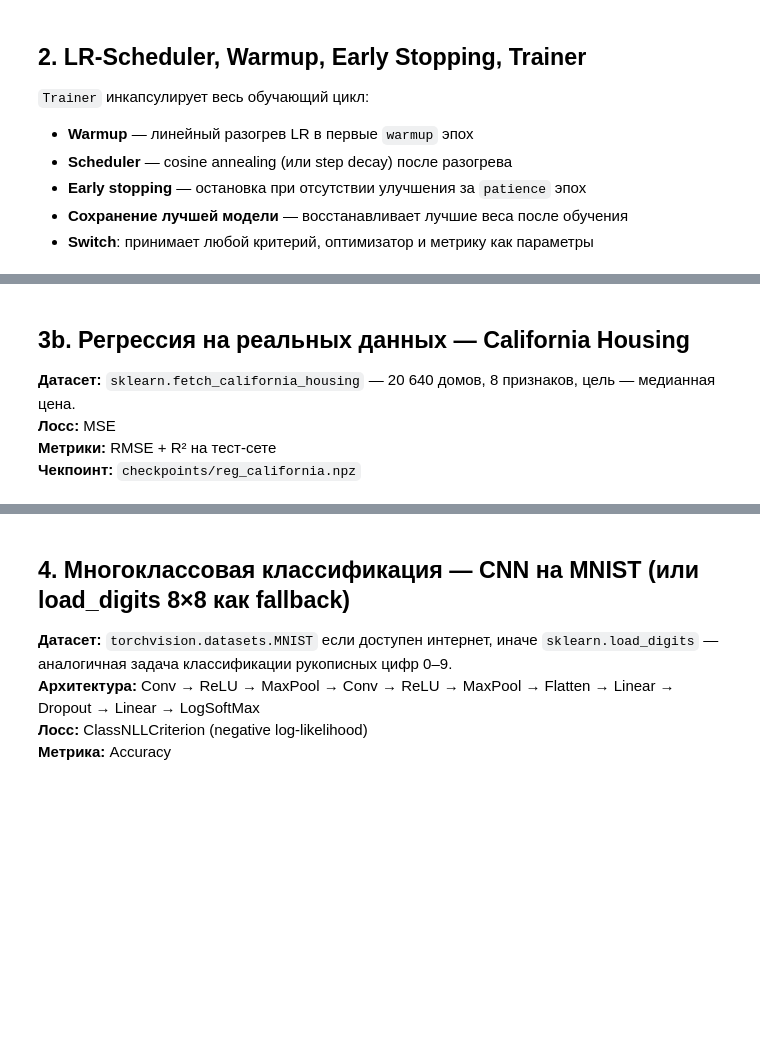
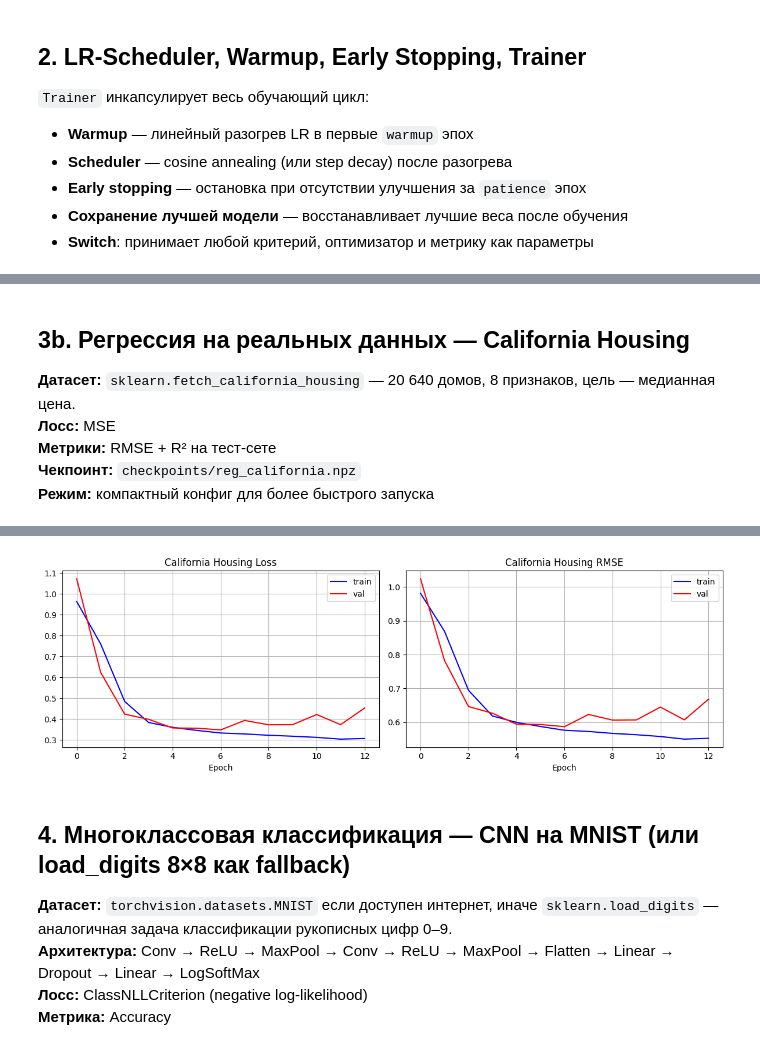
Before and after one commit to ILYUTKICK/PyTorchHomework, a Jupyter notebook: homework_part2.ipynb, the cells around one changed output, grey strips where cells are left out. Saved outputs shown, nothing was run; the diff lists cells and outputs as text; code cells hidden in the pictures; blank space fills up the shorter version.

```diff
--- a/homework_part2.ipynb
+++ b/homework_part2.ipynb
@@ -395,7 +642,6 @@ class Adam:
 - **Сохранение лучшей модели** — восстанавливает лучшие веса после обучения
 - **Switch**: принимает любой критерий, оптимизатор и метрику как параметры
 # %%
-# LR SCHEDULERS
 def cosine_lr(base, ep, total, eta_min=1e-6):
     return eta_min+0.5*(base-eta_min)*(1+np.cos(np.pi*ep/max(total,1)))
 
@@ -403,14 +649,11 @@ def step_lr(base, ep, step=5, gamma=0.5):
     return base*(gamma**(ep//step))
 
 def r2_score(pred, target):
-    # R² = 1 - SS_res/SS_tot, показывает долю объяснённой дисперсии
-    # при R²<0 модель хуже чем просто предсказывать среднее — плохой знак
     ss_res = np.sum((target - pred) ** 2)
     ss_tot = np.sum((target - target.mean(axis=0, keepdims=True)) ** 2)
     return float(1.0 - ss_res / max(ss_tot, 1e-12))
 
 def save_checkpoint(path, model):
-    # сохраняем веса в .npz — numpy-архив, читается быстро
     import pathlib
     pathlib.Path(path).parent.mkdir(parents=True, exist_ok=True)
     flat = []
@@ -423,9 +666,8 @@ def save_checkpoint(path, model):
     np.savez_compressed(str(path), *flat)
 
 def load_checkpoint(path, model):
-    # восстанавливаем веса из файла — порядок должен совпадать
     z = np.load(path)
-    flat = [z[k] for k in sorted(z.files)]
+    flat = [z[k] for k in sorted(z.files, key=lambda name: int(name.split('_')[1]))]
     it = iter(flat)
     def rec(p):
         if isinstance(p, list):
@@ -461,7 +703,6 @@ class Trainer:
             lr=None, min_delta=0.0, verbose=True):
         lr=lr or self.opt.lr
         for ep in range(1,epochs+1):
-            # warmup: линейно растём до lr, потом scheduler
             if ep<=warmup: cur=lr*ep/warmup
             elif self.sched: cur=self.sched(lr,ep-warmup,epochs-warmup)
             else: cur=lr
@@ -470,7 +711,6 @@ class Trainer:
             self.model.evaluate(); vl,vm=self._run(Xv,yv,bs,False)
             self.tl.append(tl); self.vl.append(vl)
             if tm is not None: self.tm.append(tm); self.vm.append(vm)
-            # сохраняем если val loss улучшился больше чем на min_delta
             if vl < self.best - min_delta:
                 self.best=vl
                 self._bw=[p.copy() for p in _flat(self.model.getParameters())]
@@ -483,7 +723,7 @@ class Trainer:
                 if vm is not None: s+=f" | metric={vm:.4f}"
                 print(s)
             if self._pat>=patience:
-                verbose and print(f"  ↳ early stop @ ep{ep}"); break
+                verbose and print(f"  early stop @ ep{ep}"); break
         # Восстанавливаем лучшие веса
         if self._bw:
             for p,w in zip(_flat(self.model.getParameters()),self._bw): p[:]=w
@@ -598,48 +860,63 @@ plt.tight_layout(); plt.show()
 **Лосс:** MSE
 **Метрики:** RMSE + R² на тест-сете
 **Чекпоинт:** `checkpoints/reg_california.npz`
+**Режим:** компактный конфиг для более быстрого запуска
 # %%
-# A2.
-print("\n═══  A2. CALIFORNIA HOUSING  ═══")
-import pathlib
-from sklearn.datasets import fetch_california_housing
+CKPT_DIR = pathlib.Path("checkpoints")
+CKPT_DIR.mkdir(exist_ok=True)
 
-CKPT_DIR = pathlib.Path("checkpoints"); CKPT_DIR.mkdir(exist_ok=True)
-
-ch = fetch_california_housing()
-X_ch = ch.data.astype(np.float32)
-y_ch = ch.target.astype(np.float32).reshape(-1, 1)
+try:
+    ch = fetch_california_housing(download_if_missing=False)
+    dataset_name = "California Housing"
+    ckpt_path = CKPT_DIR / "reg_california.npz"
+    X_ch = ch.data.astype(np.float32)
+    y_ch = ch.target.astype(np.float32).reshape(-1, 1)
+except Exception as e:
+    print(f"  California Housing недоступен ({e}), используем load_diabetes.")
+    ch = load_diabetes()
+    dataset_name = "Diabetes"
+    ckpt_path = CKPT_DIR / "reg_diabetes.npz"
+    X_ch = ch.data.astype(np.float32)
+    y_ch = ch.target.astype(np.float32).reshape(-1, 1)
 
 sc_x_ch, sc_y_ch = StandardScaler(), StandardScaler()
 X_ch = sc_x_ch.fit_transform(X_ch).astype(np.float32)
 y_ch = sc_y_ch.fit_transform(y_ch).astype(np.float32)
 
 X_ch_tr, X_ch_tmp, y_ch_tr, y_ch_tmp = train_test_split(X_ch, y_ch, test_size=0.25, random_state=3)
-X_ch_va, X_ch_te, y_ch_va, y_ch_te   = train_test_split(X_ch_tmp, y_ch_tmp, test_size=0.5, random_state=3)
-print(f"  Train={X_ch_tr.shape[0]}, Val={X_ch_va.shape[0]}, Test={X_ch_te.shape[0]}")
-# реальные данные интереснее синтетики — тут есть выбросы и нелинейности
+X_ch_va, X_ch_te, y_ch_va, y_ch_te = train_test_split(X_ch_tmp, y_ch_tmp, test_size=0.5, random_state=3)
+print(f"  Dataset={dataset_name} | Train={X_ch_tr.shape[0]}, Val={X_ch_va.shape[0]}, Test={X_ch_te.shape[0]}")
 
 def build_reg_ch(hs, Act=ReLU):
-    m = Sequential(); d = X_ch.shape[1]
+    m = Sequential()
+    d = X_ch.shape[1]
     for h in hs:
-        m.add(Linear(d,h)).add(BatchNormalization(0.9)).add(ChannelwiseScaling(h))
-        m.add(Act()).add(Dropout(0.2)); d = h
+        m.add(Linear(d, h)).add(BatchNormalization(0.9)).add(ChannelwiseScaling(h))
+        m.add(Act()).add(Dropout(0.2))
+        d = h
     return m.add(Linear(d, 1))
 
+ch_epochs = 36
+ch_bs = 512
+ch_patience = 6
+
 np.random.seed(42)
-mdl_ch = build_reg_ch([128, 64])
-tr_ch  = Trainer(mdl_ch, MSECriterion(), Adam(mdl_ch, lr=1e-3), rmse, cosine_lr,
-                 checkpoint_path=CKPT_DIR/"reg_california.npz")
+mdl_ch = build_reg_ch([96, 48])
+tr_ch = Trainer(mdl_ch, MSECriterion(), Adam(mdl_ch, lr=1e-3), rmse, cosine_lr,
+                checkpoint_path=ckpt_path)
 tr_ch.fit(X_ch_tr, y_ch_tr, X_ch_va, y_ch_va,
-          epochs=60, bs=256, patience=10, warmup=3, lr=1e-3, verbose=True)
+          epochs=ch_epochs, bs=ch_bs, patience=ch_patience,
+          warmup=2, lr=1e-3, verbose=True)
 
 mdl_ch.evaluate()
 pred_ch = mdl_ch.forward(X_ch_te)
 r2_ch = r2_score(pred_ch, y_ch_te)
-print(f"\n  California Housing — test RMSE={rmse(pred_ch, y_ch_te):.4f}  R²={r2_ch:.4f}")
-print(f"  Чекпоинт сохранён: checkpoints/reg_california.npz")
-# R² > 0.7 считается приемлемым для housing данных
-if r2_ch > 0.7:
-    print("  хороший результат для линейной модели на этом датасете")
+print(f"\n  {dataset_name} — test RMSE={rmse(pred_ch, y_ch_te):.4f}  R²={r2_ch:.4f}")
+print(f"  Чекпоинт сохранён: {ckpt_path}")
+if dataset_name == "California Housing" and r2_ch > 0.7:
+    print("  хороший результат для California Housing")
+elif dataset_name != "California Housing" and r2_ch > 0.3:
+    print("  для fallback-датасета результат выглядит адекватно")
 
-tr_ch.plot("California Housing", "RMSE")
+tr_ch.plot(dataset_name, "RMSE")
+# %% [output]
@@ -646,3 +931,4 @@ tr_ch.plot("California Housing", "RMSE")
+[figure, added]
 # %% [markdown]
 ## 4. Многоклассовая классификация — CNN на MNIST (или load_digits 8×8 как fallback)
 
```
Also changed, not shown: parts of 14 cells of this notebook, 1 other file.
